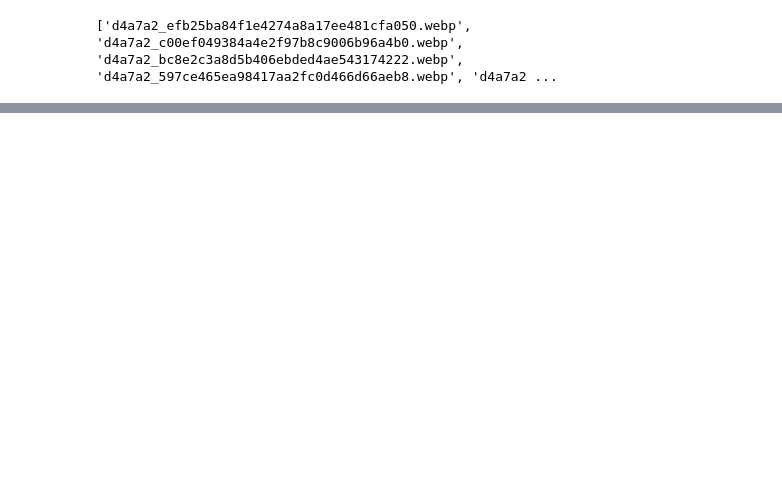
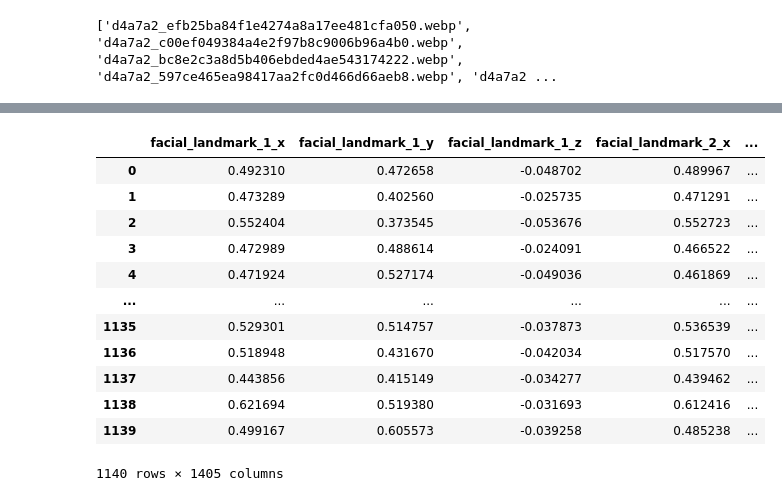
Before and after one commit to 1337DS/DrunkFaceRecognition, a Jupyter notebook: preproccessing.ipynb, the cells around one changed output, grey strips where cells are left out. Saved outputs shown, nothing was run; the diff lists cells and outputs as text; code cells hidden in the pictures; blank space fills up the shorter version.

```diff
--- a/preproccessing.ipynb
+++ b/preproccessing.ipynb
@@ -475,7 +463,6 @@ def check_for_face(img_path):
     #cv2.waitKey(1)
     return face_detected
 # %%
-
 def get_facial_landmarks(img_path):
     # INITIALIZING OBJECTS
     mp_drawing = mp.solutions.drawing_utils
@@ -506,12 +493,23 @@ def get_facial_landmarks(img_path):
         #print(face_landmarks)
         #print(type(face_landmarks))
         data = []
+        columns = []
         for i in range(len(face_landmarks)):
             #print(face_landmarks[i])
             landmark = face_landmarks[i]
             x = landmark.x
+            column_name_x = f'facial_landmark_{i+1}_x'
             y = landmark.y
+            column_name_y = f'facial_landmark_{i+1}_y'
             z = landmark.z
+            column_name_z = f'facial_landmark_{i+1}_z'
+
+
+            columns.append(column_name_x)
+            columns.append(column_name_y)
+            columns.append(column_name_z)
+
+
 
             data.append(x)
             data.append(y)
@@ -532,15 +530,62 @@ def get_facial_landmarks(img_path):
             #cv2.waitKey(0)
             #cv2.destroyWindow('MediaPipe FaceMesh')
             #cv2.waitKey(1)
+        data = [data]
+        df = pd.DataFrame(data, columns=columns, dtype=float)
 
         #print(data)
-        return data
+
+        return df
+
+
+def make_trainingsdataframe():
+    file_list = get_files_to_do_smth('/Users/yannikhubrich/Documents/Studium/6Semester/DrunkFaceRecognition/Data/final')
+
+
+    for i in range(len(file_list)):
+        if i%100 == 0:
+            print(i)
+        file__name = file_list[i]
+        #print(file__name)
+        path = '/Users/yannikhubrich/Documents/Studium/6Semester/DrunkFaceRecognition/Data/final/' + file__name
+
+
+        if i == 0:
+            df = get_facial_landmarks(path)
+            #print(df)
+        else:
+            data = get_facial_landmarks(path)
+            df = pd.concat([df, data])
+            df.reset_index(drop=True, inplace=True)
+
+
+
+        output_feature = file__name.split('_')[-2]
+        #print(output_feature)
+        if output_feature == 'null':
+            glasses_drunk = 0
+        elif output_feature == 'ein':
+            glasses_drunk = 1
+        elif output_feature == 'zwei':
+            glasses_drunk = 2
+        elif output_feature == 'drei':
+            glasses_drunk = 3
+
+        #print(glasses_drunk)
+
+        df.at[i, 'glasses_drunk'] = glasses_drunk
+
+
+        #print(output_feature)
+
+    return df
 
 
 
 
 
 
-
-path = '/Users/yannikhubrich/Documents/Studium/6Semester/DrunkFaceRecognition/Data/raw/alligned/d4a7a2_1b7fef8b5225436f923db06a76c52e4a.jpg_drei_glaeser.jpg'
-data = get_facial_landmarks(path)
+#data = get_facial_landmarks(path)
+df = make_trainingsdataframe()
+df
+# %% [output]
@@ -546,0 +604,13 @@ data = get_facial_landmarks(path)
+|  | facial_landmark_1_x | facial_landmark_1_y | facial_landmark_1_z | facial_landmark_2_x | ... |
+| 0 | 0.492310 | 0.472658 | -0.048702 | 0.489967 | ... |
+| 1 | 0.473289 | 0.402560 | -0.025735 | 0.471291 | ... |
+| 2 | 0.552404 | 0.373545 | -0.053676 | 0.552723 | ... |
+| 3 | 0.472989 | 0.488614 | -0.024091 | 0.466522 | ... |
+| 4 | 0.471924 | 0.527174 | -0.049036 | 0.461869 | ... |
+| ... | ... | ... | ... | ... | ... |
+| 1135 | 0.529301 | 0.514757 | -0.037873 | 0.536539 | ... |
+| 1136 | 0.518948 | 0.431670 | -0.042034 | 0.517570 | ... |
+| 1137 | 0.443856 | 0.415149 | -0.034277 | 0.439462 | ... |
+| 1138 | 0.621694 | 0.519380 | -0.031693 | 0.612416 | ... |
+| 1139 | 0.499167 | 0.605573 | -0.039258 | 0.485238 | ... |
+1140 rows × 1405 columns
```
Also changed, not shown: parts of 11 cells of this notebook.
